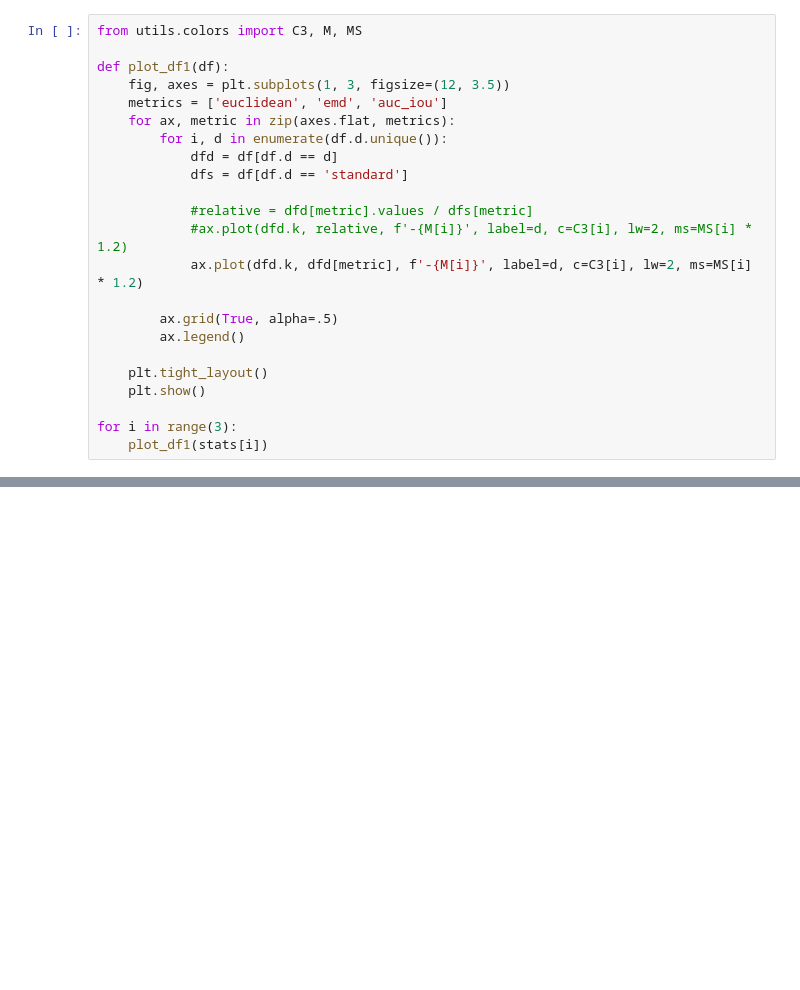
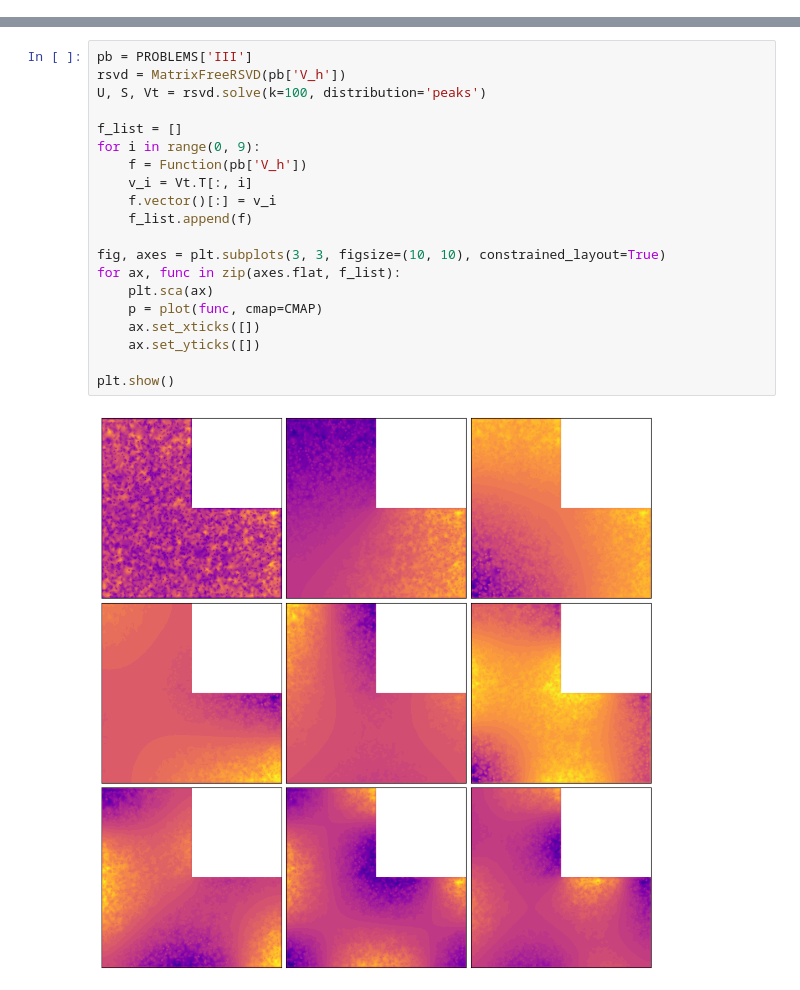
Before and after one commit to EliasSev/masters-thesis, a Jupyter notebook: notebooks/matrix_free_rsvd_new/07_random_vectors_variants.ipynb, the cells around one changed output, grey strips where cells are left out. Drawn from its saved outputs; the diff is of its cells as text; blank space fills up the shorter version.

```diff
--- a/notebooks/matrix_free_rsvd_new/07_random_vectors_variants.ipynb
+++ b/notebooks/matrix_free_rsvd_new/07_random_vectors_variants.ipynb
@@ -137,23 +266,0 @@ stats = [r['df'].groupby(['k', 'd']).agg('mean').reset_index() for r in results]
-# %%
-from utils.colors import C3, M, MS
-
-def plot_df1(df):
-    fig, axes = plt.subplots(1, 3, figsize=(12, 3.5))
-    metrics = ['euclidean', 'emd', 'auc_iou']
-    for ax, metric in zip(axes.flat, metrics):
-        for i, d in enumerate(df.d.unique()):
-            dfd = df[df.d == d]
-            dfs = df[df.d == 'standard']
-
-            #relative = dfd[metric].values / dfs[metric]
-            #ax.plot(dfd.k, relative, f'-{M[i]}', label=d, c=C3[i], lw=2, ms=MS[i] * 1.2)
-            ax.plot(dfd.k, dfd[metric], f'-{M[i]}', label=d, c=C3[i], lw=2, ms=MS[i] * 1.2)
-
-        ax.grid(True, alpha=.5)
-        ax.legend()
-
-    plt.tight_layout()
-    plt.show()
-
-for i in range(3):
-    plot_df1(stats[i])
@@ -262,0 +300,22 @@ for df in stats:
+# %%
+pb = PROBLEMS['III']
+rsvd = MatrixFreeRSVD(pb['V_h'])
+U, S, Vt = rsvd.solve(k=100, distribution='peaks')
+
+f_list = []
+for i in range(0, 9):
+    f = Function(pb['V_h'])
+    v_i = Vt.T[:, i]
+    f.vector()[:] = v_i
+    f_list.append(f)
+
+fig, axes = plt.subplots(3, 3, figsize=(10, 10), constrained_layout=True)
+for ax, func in zip(axes.flat, f_list):
+    plt.sca(ax)
+    p = plot(func, cmap=CMAP)
+    ax.set_xticks([])
+    ax.set_yticks([])
+
+plt.show()
+# %% [output]
+[figure, added]
```
Also changed, not shown: parts of 18 cells of this notebook, 13 other files.
